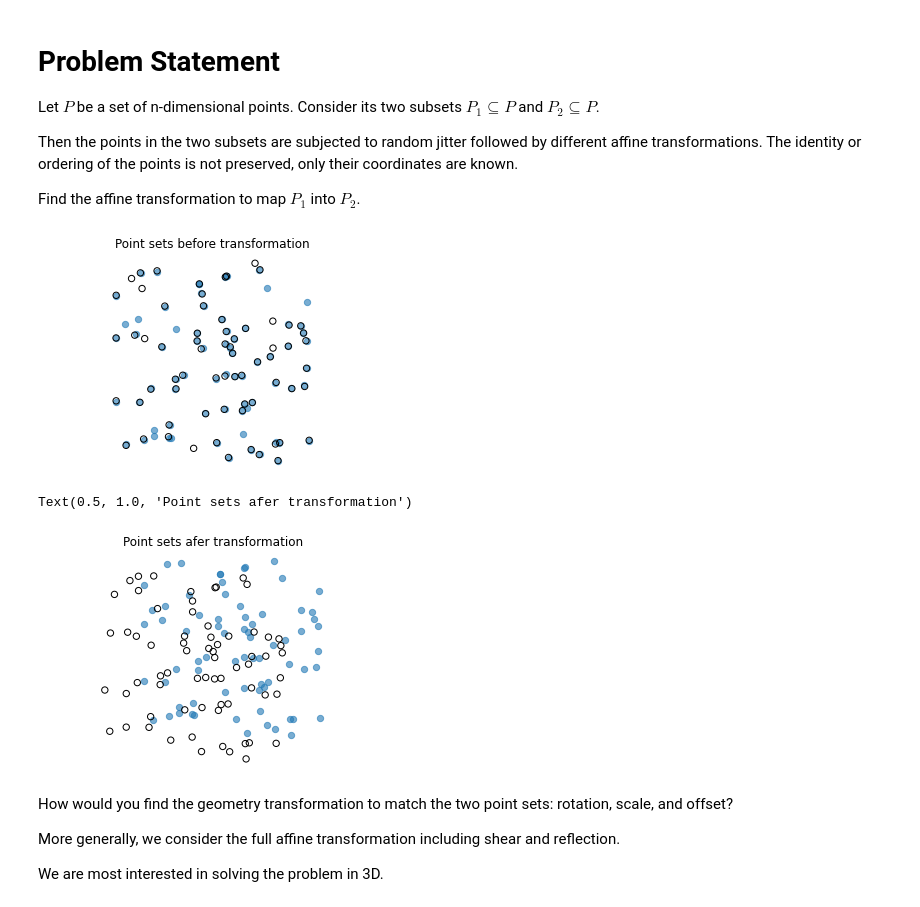
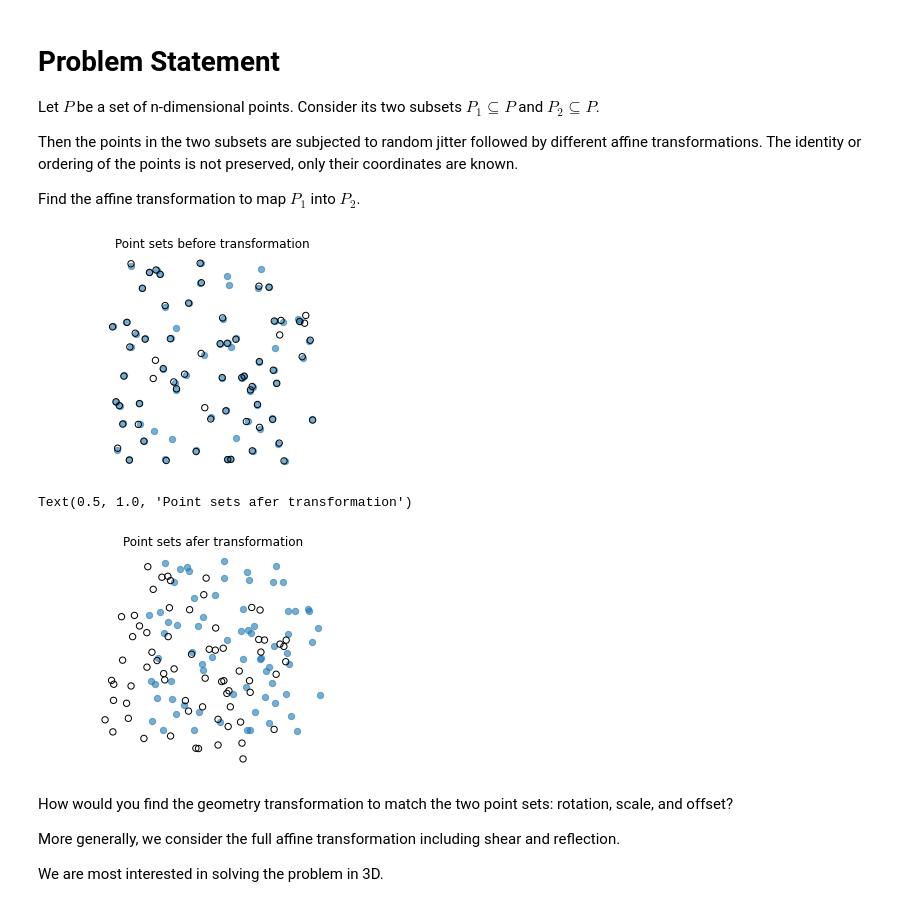
Before and after one commit to datajoint/point-cloud-registration, a Jupyter notebook: Problem.ipynb, the cells around one changed output. Cells and saved outputs as stored; diff of their text form; code cells hidden in the pictures.

```diff
--- a/Problem.ipynb
+++ b/Problem.ipynb
@@ -12,40 +12,41 @@ import numpy as np
 from matplotlib import pyplot as plt
 # %%
 np.random.seed(0)
-P = np.random.random((80, 2)) - 0.5
+P = np.random.random((80, 3)) - 0.5
 P1 = P[:72].copy()
 np.random.shuffle(P)
 P2 = P[:68].copy()
 
 # jitter
-P2 += np.random.randn(*P2.shape) * 0.003
+P2 += np.random.randn(*P2.shape) * 0.004
 
-plt.scatter(*P1.T, s=40, alpha=0.6)
-plt.scatter(*P2.T, s=40, facecolor='none', color='k')
+plt.scatter(*P1.T[:2], s=40, alpha=0.6)
+plt.scatter(*P2.T[:2], s=40, facecolor='none', color='k')
 plt.box(False)
 plt.axis(False)
 plt.axis('equal');
 plt.title('Point sets before transformation');
 # %% [output]
-[figure, old version]
+[figure, new version]
 # %%
 alpha = 0.1
 rotation = [
-    [np.cos(alpha), -np.sin(alpha)],
-    [np.sin(alpha), np.cos(alpha)]]
+    [np.cos(alpha), -np.sin(alpha), 0],
+    [np.sin(alpha), np.cos(alpha), 0],
+    [0, 0, 1]]
 scale = 0.9
 P2 = P2 @ rotation
-P1 += [0.2, 0.1]
+P1 += [0.2, 0.1, 0.1]
 
-plt.scatter(*P1.T, s=40, alpha=0.6)
-plt.scatter(*P2.T, s=40, facecolor='none', color='k')
+plt.scatter(*P1.T[:2], s=40, alpha=0.6)
+plt.scatter(*P2.T[:2], s=40, facecolor='none', color='k')
 plt.box(False)
 plt.axis(False)
 plt.axis('equal');
 plt.title('Point sets afer transformation')
 # %% [output]
 Text(0.5, 1.0, 'Point sets afer transformation')
-[figure, old version]
+[figure, new version]
 # %% [markdown]
 How would you find the geometry transformation to match the two point sets: rotation, scale, and offset?
 
```
Also changed, not shown: 4 other files.
